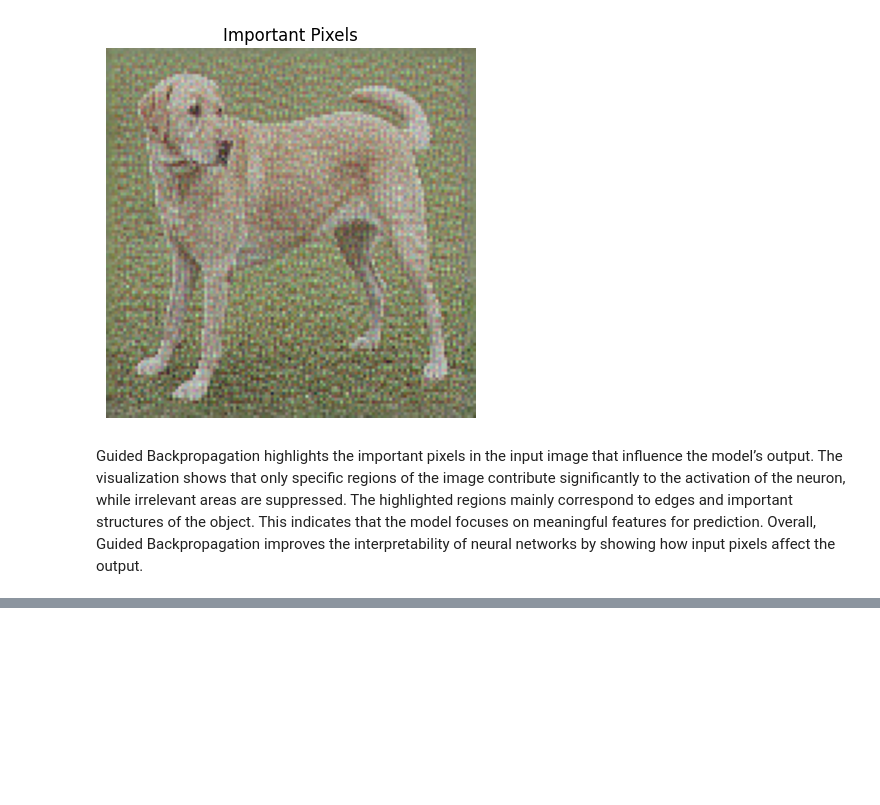
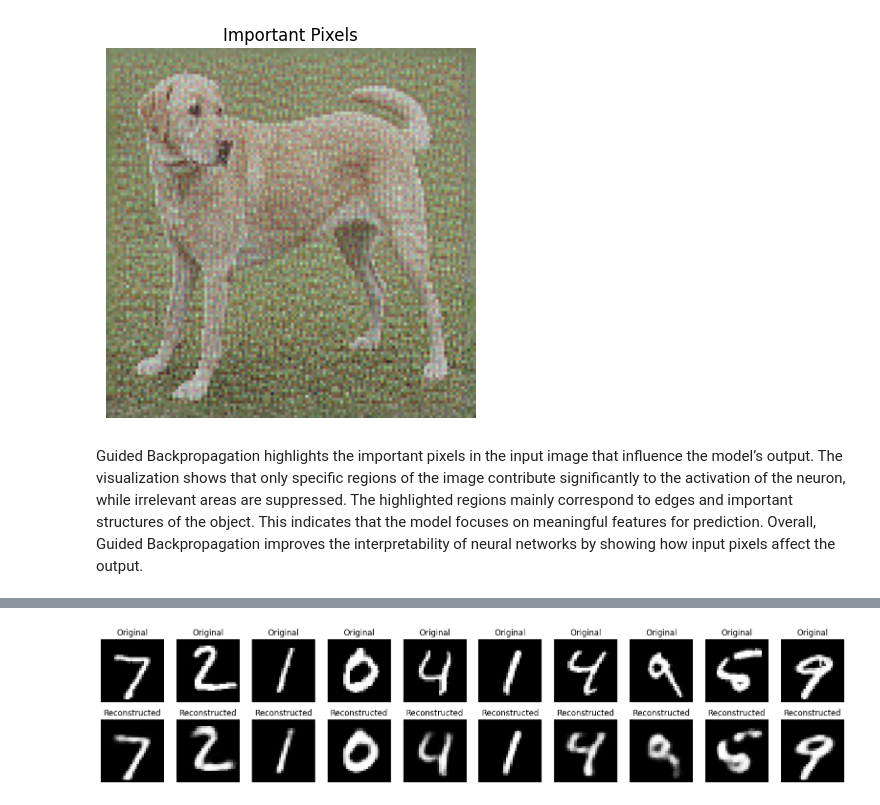
Before and after one commit to Praharshita1275/deep_learning_practice, a Jupyter notebook: deep_learning_sem6.ipynb, the cells around one changed output, grey strips where cells are left out. Cells and saved outputs as stored; diff of their text form; code cells hidden in the pictures; blank space fills up the shorter version.

```diff
--- a/deep_learning_sem6.ipynb
+++ b/deep_learning_sem6.ipynb
@@ -2723,3 +2723,70 @@ Downloading data from https://storage.googleapis.com/download.tensorflow.org/exa
 [figure]
 # %% [markdown]
 Guided Backpropagation highlights the important pixels in the input image that influence the model’s output. The visualization shows that only specific regions of the image contribute significantly to the activation of the neuron, while irrelevant areas are suppressed. The highlighted regions mainly correspond to edges and important structures of the object. This indicates that the model focuses on meaningful features for prediction. Overall, Guided Backpropagation improves the interpretability of neural networks by showing how input pixels affect the output.
+# %%
+#22) Implement Auto Encoder model on MINIST dataset.
+# Autoencoder on MNIST - Single Cell
+
+import numpy as np
+import matplotlib.pyplot as plt
+from tensorflow.keras.datasets import mnist
+from tensorflow.keras.models import Model
+from tensorflow.keras.layers import Input, Dense
+
+# Load and preprocess data
+(x_train, _), (x_test, _) = mnist.load_data()
+x_train = x_train.astype('float32') / 255.
+x_test = x_test.astype('float32') / 255.
+
+x_train = x_train.reshape((len(x_train), 784))
+x_test = x_test.reshape((len(x_test), 784))
+
+# Model parameters
+input_dim = 784
+encoding_dim = 32
+
+# Build model
+input_img = Input(shape=(input_dim,))
+encoded = Dense(128, activation='relu')(input_img)
+encoded = Dense(64, activation='relu')(encoded)
+encoded = Dense(encoding_dim, activation='relu')(encoded)
+
+decoded = Dense(64, activation='relu')(encoded)
+decoded = Dense(128, activation='relu')(decoded)
+decoded = Dense(input_dim, activation='sigmoid')(decoded)
+
+autoencoder = Model(input_img, decoded)
+autoencoder.compile(optimizer='adam', loss='binary_crossentropy')
+
+# Train model
+autoencoder.fit(
+    x_train, x_train,
+    epochs=20,
+    batch_size=256,
+    shuffle=True,
+    validation_data=(x_test, x_test),
+    verbose=1
+)
+
+# Predict
+decoded_imgs = autoencoder.predict(x_test)
+
+# Visualization
+n = 10
+plt.figure(figsize=(20, 4))
+
+for i in range(n):
+    # Original images
+    ax = plt.subplot(2, n, i + 1)
+    plt.imshow(x_test[i].reshape(28, 28), cmap='gray')
+    plt.title("Original")
+    plt.axis('off')
+
+    # Reconstructed images
+    ax = plt.subplot(2, n, i + 1 + n)
+    plt.imshow(decoded_imgs[i].reshape(28, 28), cmap='gray')
+    plt.title("Reconstructed")
+    plt.axis('off')
+
+plt.show()
+# %% [output]
@@ -2725,0 +2810 @@ Guided Backpropagation highlights the important pixels in the input image that i
+[figure, added]
```
Also changed, not shown: parts of 1 cell of this notebook.
